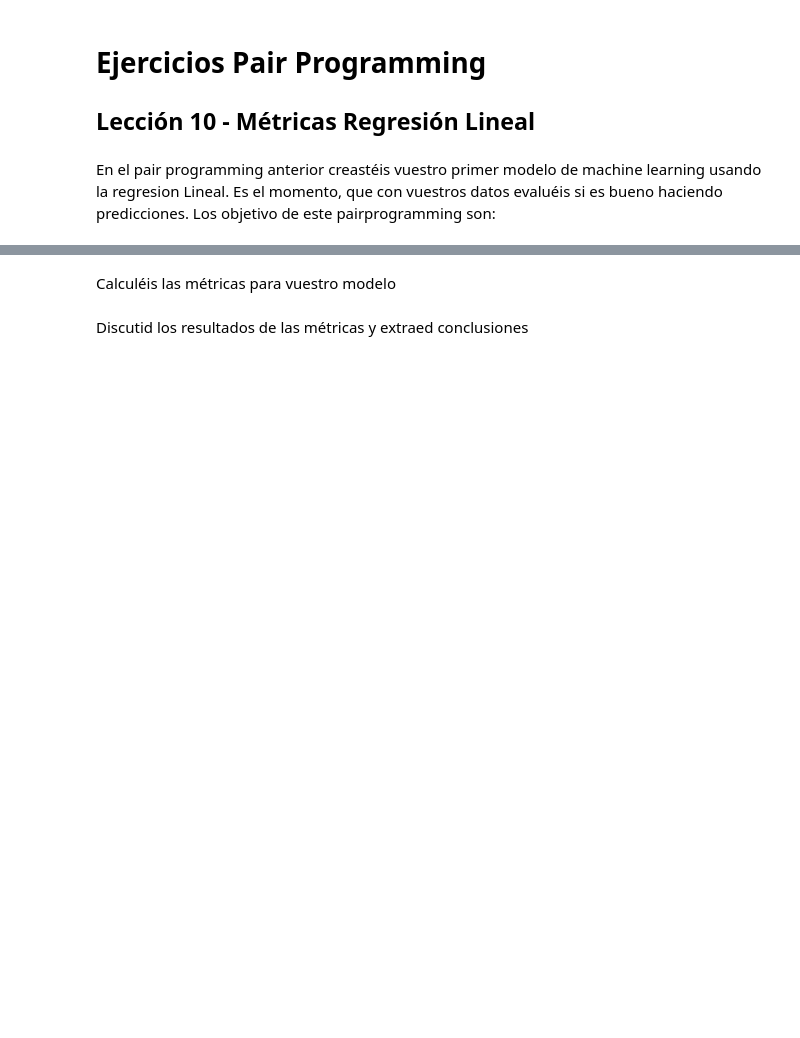
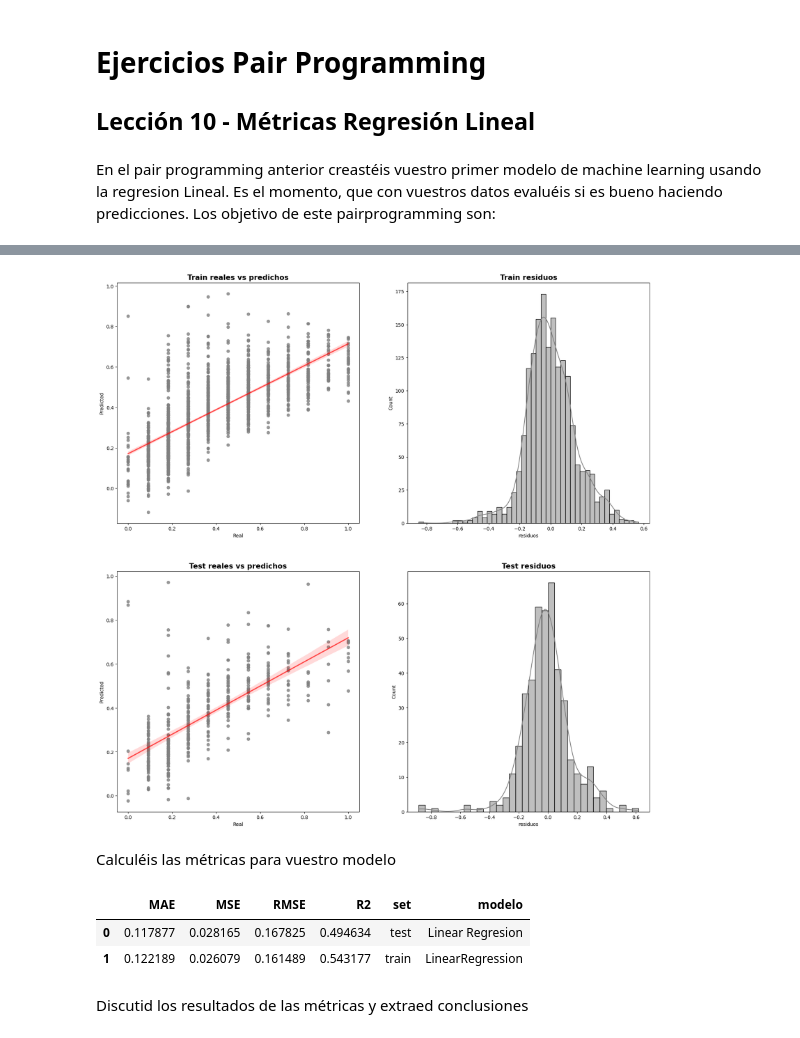
Before and after one commit to Adalab/DA-promo-c-modulo-3-sprint-1-Sila-Silvia, a Jupyter notebook: Regresión Lineal/Leccion-10-Regresion-Lineal-Metricas/Leccion-10-Regresion-Lineal-Metricas.ipynb, the cells around one changed output, grey strips where cells are left out. Saved outputs shown, nothing was run; the diff lists cells and outputs as text; code cells hidden in the pictures; blank space fills up the shorter version.

```diff
--- a/Regresión Lineal/Leccion-10-Regresion-Lineal-Metricas/Leccion-10-Regresion-Lineal-Metricas.ipynb
+++ b/Regresión Lineal/Leccion-10-Regresion-Lineal-Metricas/Leccion-10-Regresion-Lineal-Metricas.ipynb
@@ -33,0 +47,8 @@ df.head()
+# %%
+y_predict_train = lr.predict(x_train)
+y_predict_test = lr.predict(x_test)
+# %%
+train_df = pd.DataFrame({'Real': y_train, 'Predicted': y_predict_train, 'Set': ['Train']*len(y_train)})
+test_df  = pd.DataFrame({'Real': y_test,  'Predicted': y_predict_test,  'Set': ['Test']*len(y_test)})
+resultados = pd.concat([train_df,test_df], axis = 0)
+resultados.head()
@@ -33,0 +62,3 @@ df.head()
+# %%
+resultados['residuos'] = resultados['Real'] - resultados['Predicted']
+resultados.head()
@@ -34,4 +72,60 @@ df.head()
+# %%
+fig, ax = plt.subplots(2,2,figsize=(20,20))
+
+
+# ploteamos los reales vs los predichos
+sns.regplot(data = resultados[resultados['Set'] == "Train"],
+            x = "Real",
+            y = "Predicted",
+            ax = ax[0,0],
+            color = "grey",
+            line_kws = {"color": "red", "alpha": 0.7 })
+
+
+sns.regplot(data = resultados[resultados['Set'] == "Test"],
+            x = "Real",
+            y = "Predicted",
+            color = "gray",
+            line_kws = {"color": "red", "alpha": 0.7 },
+            ax = ax[1,0])
+
+
+# ploteamos los residuos
+sns.histplot(resultados[resultados['Set'] == "Train"],
+             x="residuos",
+             color ="grey",
+             kde=True,
+             ax = ax[0,1])
+
+
+sns.histplot(resultados[resultados['Set'] == "Test"],
+             x="residuos",
+             color = "grey",
+             kde=True,
+             ax = ax[1,1])
+
+ax[0,0].set_title("Train reales vs predichos", fontsize = 15, fontweight = "bold")
+ax[0,1].set_title("Train residuos", fontsize = 15, fontweight = "bold")
+ax[1,0].set_title("Test reales vs predichos", fontsize = 15, fontweight = "bold")
+ax[1,1].set_title("Test residuos", fontsize = 15, fontweight = "bold");
+# %% [output]
+[figure, added]
 # %% [markdown]
 Calculéis las métricas para vuestro modelo
+# %%
+resultados_metricas = {'MAE': [mean_absolute_error(y_test, y_predict_test), mean_absolute_error(y_train, y_predict_train)],
+                'MSE': [mean_squared_error(y_test, y_predict_test), mean_squared_error(y_train, y_predict_train)],
+                'RMSE': [np.sqrt(mean_squared_error(y_test, y_predict_test)), np.sqrt(mean_squared_error(y_train, y_predict_train))],
+                'R2':  [r2_score(y_test, y_predict_test), r2_score(y_train, y_predict_train)],
+                 "set": ["test", "train"],
+                 "modelo": ["Linear Regresion", "LinearRegression"]}
+
+df_resultados = pd.DataFrame(resultados_metricas)
+
+df_resultados
+# %% [output]
+|  | MAE | MSE | RMSE | R2 | set | modelo |
+| 0 | 0.117877 | 0.028165 | 0.167825 | 0.494634 | test | Linear Regresion |
+| 1 | 0.122189 | 0.026079 | 0.161489 | 0.543177 | train | LinearRegression |
 # %% [markdown]
 Discutid los resultados de las métricas y extraed conclusiones
```
Also changed, not shown: parts of 17 cells of this notebook, 4 other files.
